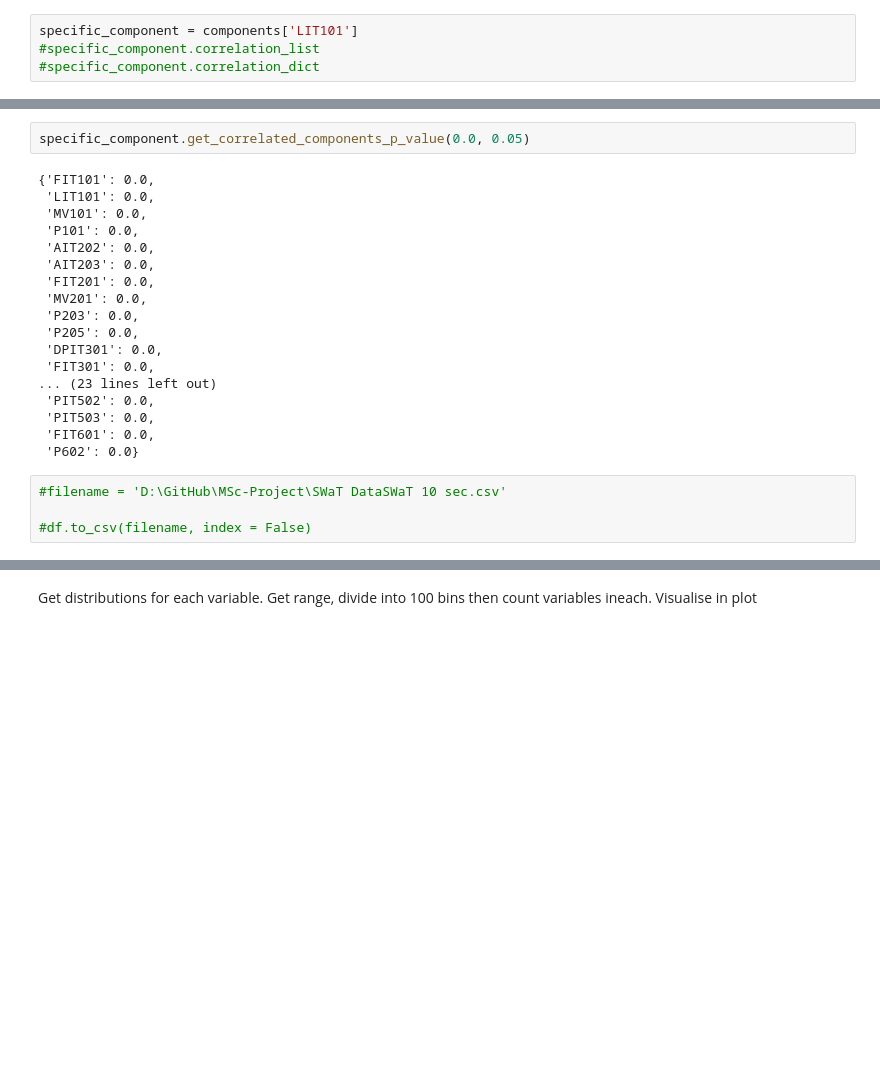
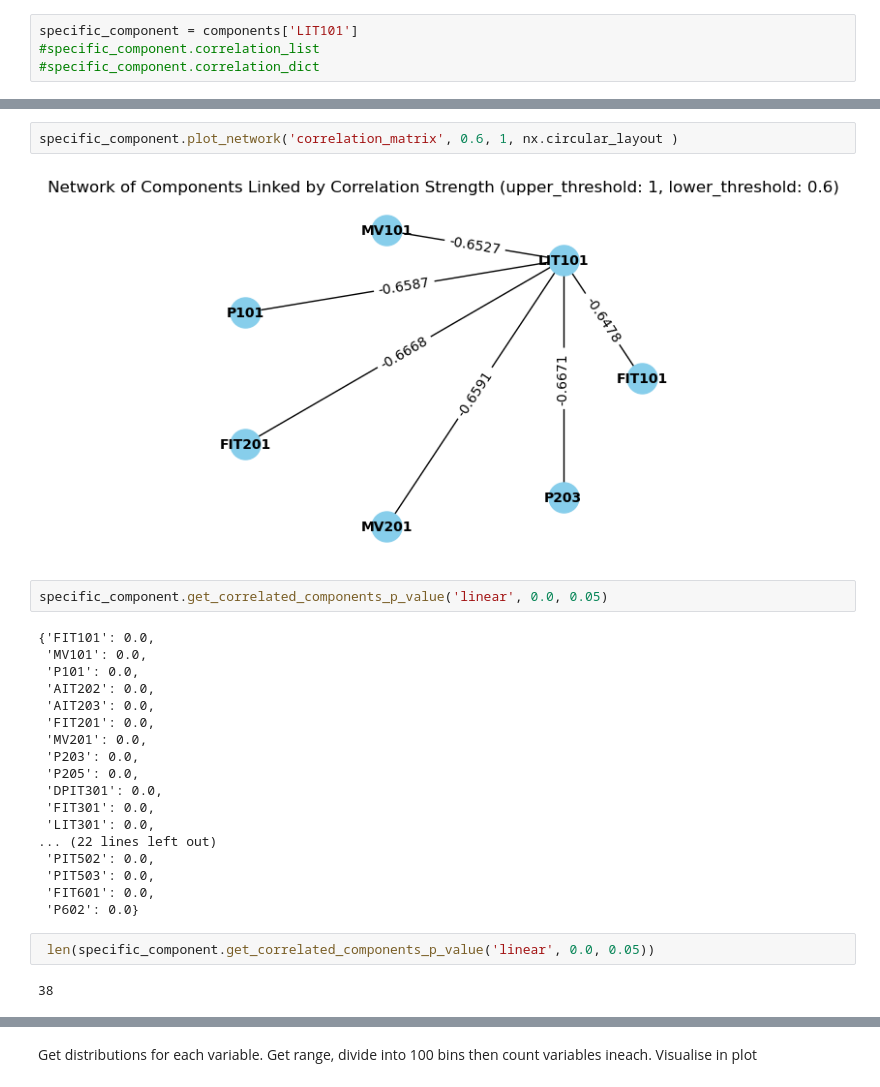
Before and after one commit to lozferatu/MSc-Project, a Jupyter notebook: Wrangling Code/first_exploration.ipynb, the cells around one changed output, grey strips where cells are left out. Cells and saved outputs as stored; diff of their text form; blank space fills up the shorter version.

```diff
--- a/Wrangling Code/first_exploration.ipynb
+++ b/Wrangling Code/first_exploration.ipynb
@@ -211,8 +385,11 @@ specific_component.get_correlated_components(0.2,1)
+# %%
+specific_component.plot_network('correlation_matrix', 0.6, 1, nx.circular_layout )
+# %% [output]
+[figure, added]
 # %%
-specific_component.get_correlated_components_p_value(0.0, 0.05)
+specific_component.get_correlated_components_p_value('linear', 0.0, 0.05)
 # %% [output]
 {'FIT101': 0.0,
- 'LIT101': 0.0,
  'MV101': 0.0,
  'P101': 0.0,
  'AIT202': 0.0,
@@ -223,12 +400,13 @@ specific_component.get_correlated_components_p_value(0.0, 0.05)
  'P205': 0.0,
  'DPIT301': 0.0,
  'FIT301': 0.0,
-... (23 lines left out)
+ 'LIT301': 0.0,
+... (22 lines left out)
  'PIT502': 0.0,
  'PIT503': 0.0,
  'FIT601': 0.0,
  'P602': 0.0}
-# %%
-#filename = 'D:\GitHub\MSc-Project\SWaT DataSWaT 10 sec.csv'
-
-#df.to_csv(filename, index = False)
+# %%
+ len(specific_component.get_correlated_components_p_value('linear', 0.0, 0.05))
+# %% [output]
+38
```
Also changed, not shown: parts of 37 cells of this notebook.
